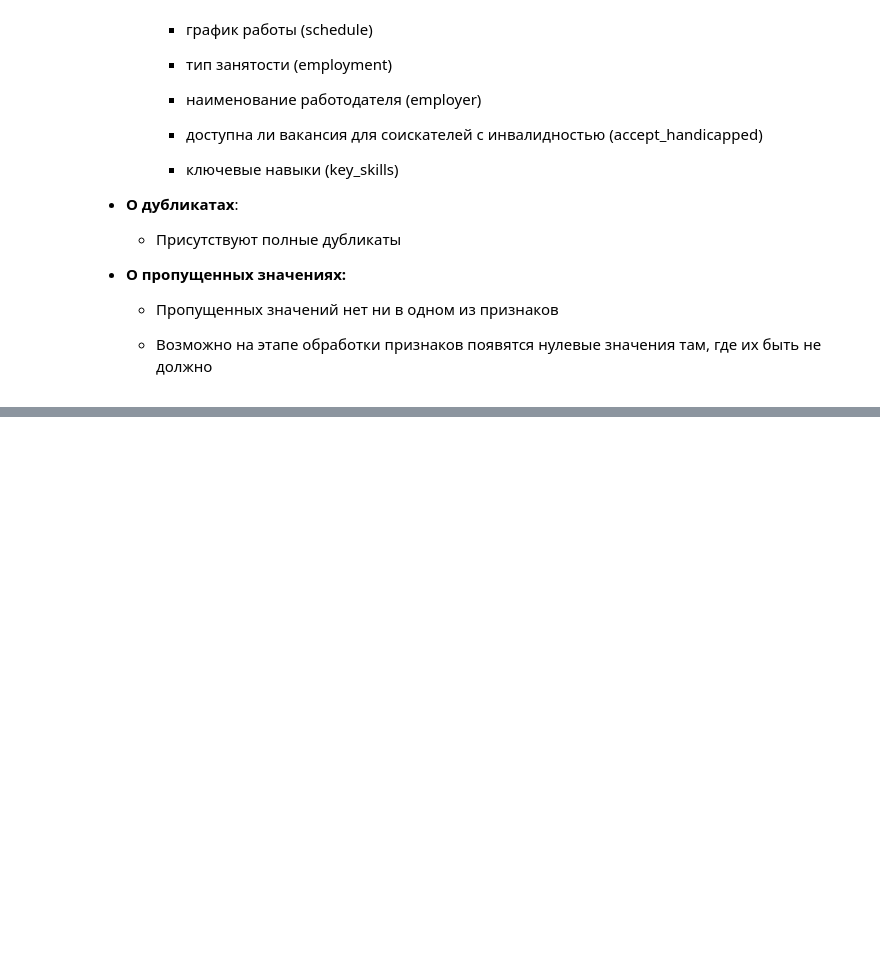
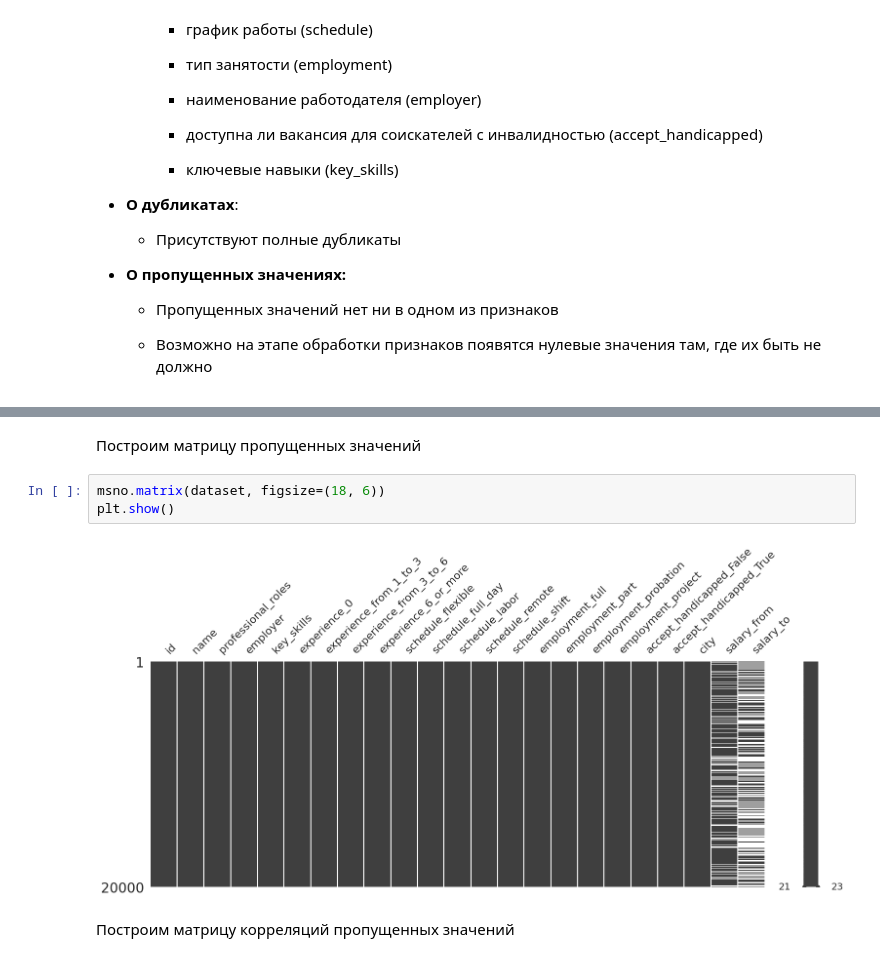
Before and after one commit to NikitaMarnykh/labor_market_analysis, a Jupyter notebook: Марных_Н_В_и_Оборотов_М_В_анализ_рынка_труда_advanced_plus.ipynb, the cells around one changed output, grey strips where cells are left out. Cells and saved outputs as stored; diff of their text form; blank space fills up the shorter version.

```diff
--- a/Марных_Н_В_и_Оборотов_М_В_анализ_рынка_труда_advanced_plus.ipynb
+++ b/Марных_Н_В_и_Оборотов_М_В_анализ_рынка_труда_advanced_plus.ipynb
@@ -263,0 +1785,9 @@ dtype: int64
+# %% [markdown]
+Построим матрицу пропущенных значений
+# %%
+msno.matrix(dataset, figsize=(18, 6))
+plt.show()
+# %% [output]
+[figure, added]
+# %% [markdown]
+Построим матрицу корреляций пропущенных значений
```
Also changed, not shown: parts of 260 cells of this notebook.
